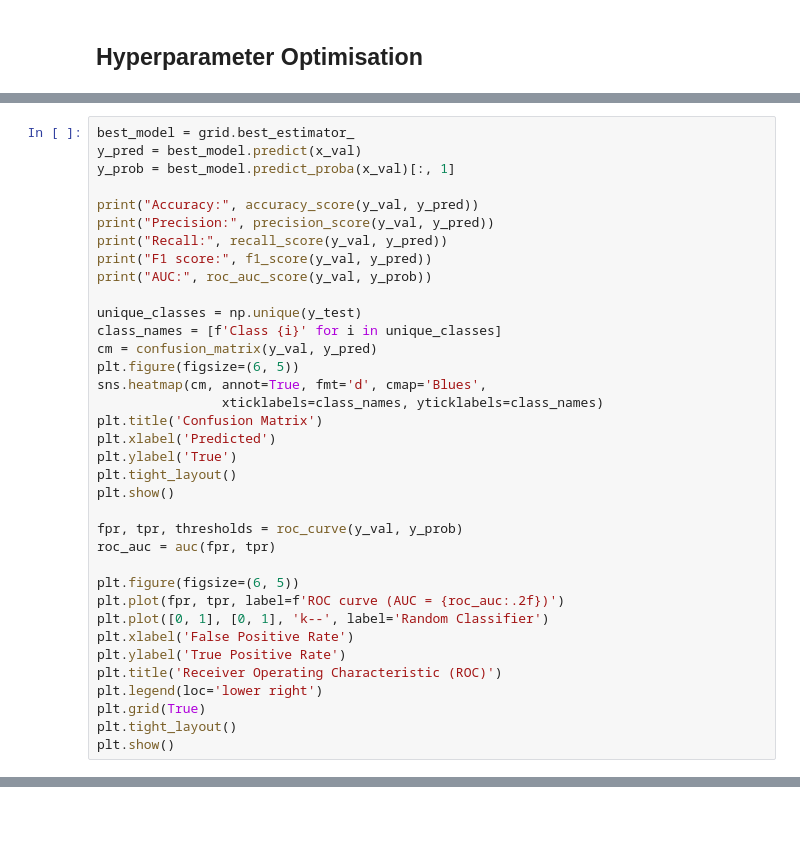
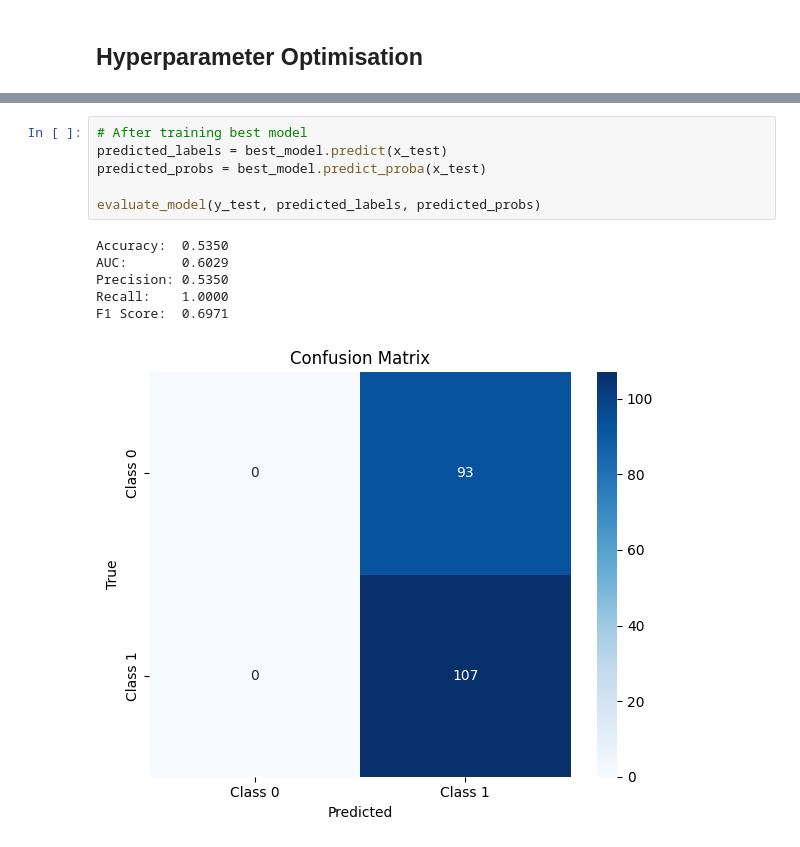
Before and after one commit to jmanwillz/ACML-Project, a Jupyter notebook: neural-network/neural_network_2.ipynb, the cells around one changed output, grey strips where cells are left out. Cells and saved outputs as stored; diff of their text form; blank space fills up the shorter version.

```diff
--- a/neural-network/neural_network_2.ipynb
+++ b/neural-network/neural_network_2.ipynb
@@ -503,36 +388,0 @@ Best Score: 0.3065779310750742
-# %%
-best_model = grid.best_estimator_
-y_pred = best_model.predict(x_val)
-y_prob = best_model.predict_proba(x_val)[:, 1]
-
-print("Accuracy:", accuracy_score(y_val, y_pred))
-print("Precision:", precision_score(y_val, y_pred))
-print("Recall:", recall_score(y_val, y_pred))
-print("F1 score:", f1_score(y_val, y_pred))
-print("AUC:", roc_auc_score(y_val, y_prob))
-
-unique_classes = np.unique(y_test)
-class_names = [f'Class {i}' for i in unique_classes]
-cm = confusion_matrix(y_val, y_pred)
-plt.figure(figsize=(6, 5))
-sns.heatmap(cm, annot=True, fmt='d', cmap='Blues',
-                xticklabels=class_names, yticklabels=class_names)
-plt.title('Confusion Matrix')
-plt.xlabel('Predicted')
-plt.ylabel('True')
-plt.tight_layout()
-plt.show()
-
-fpr, tpr, thresholds = roc_curve(y_val, y_prob)
-roc_auc = auc(fpr, tpr)
-
-plt.figure(figsize=(6, 5))
-plt.plot(fpr, tpr, label=f'ROC curve (AUC = {roc_auc:.2f})')
-plt.plot([0, 1], [0, 1], 'k--', label='Random Classifier')
-plt.xlabel('False Positive Rate')
-plt.ylabel('True Positive Rate')
-plt.title('Receiver Operating Characteristic (ROC)')
-plt.legend(loc='lower right')
-plt.grid(True)
-plt.tight_layout()
-plt.show()
@@ -546,0 +593,13 @@ AUC: 0.7640841056887101
+# %%
+# After training best model
+predicted_labels = best_model.predict(x_test)
+predicted_probs = best_model.predict_proba(x_test)
+
+evaluate_model(y_test, predicted_labels, predicted_probs)
+# %% [output]
+Accuracy:  0.5350
+AUC:       0.6029
+Precision: 0.5350
+Recall:    1.0000
+F1 Score:  0.6971
+[figure, added]
```
Also changed, not shown: parts of 12 cells of this notebook.
